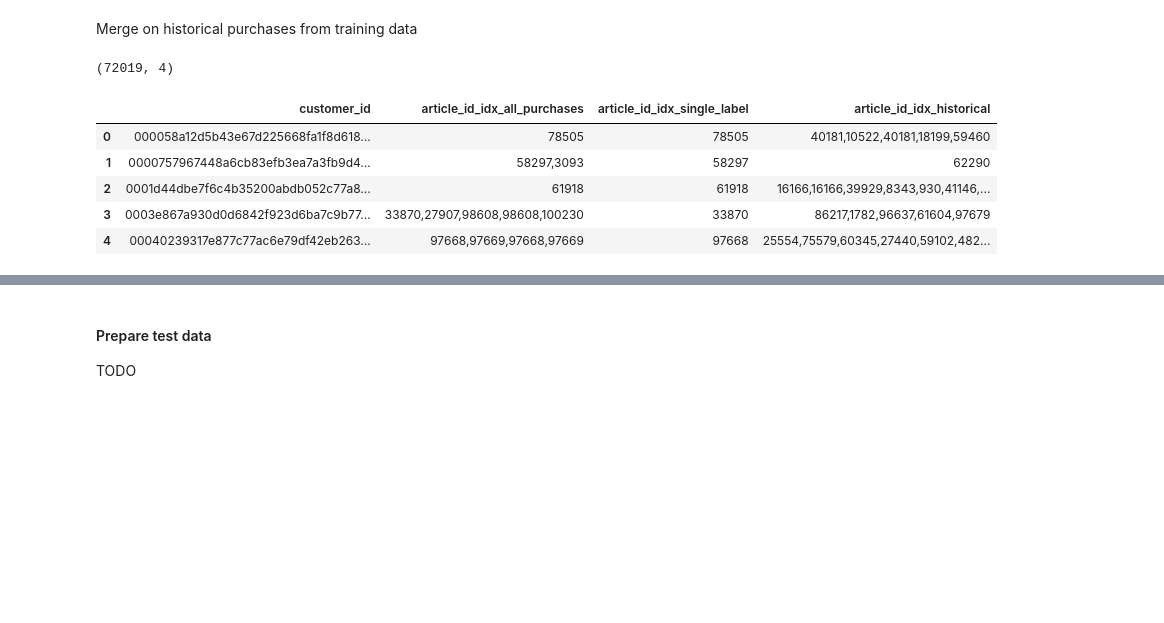
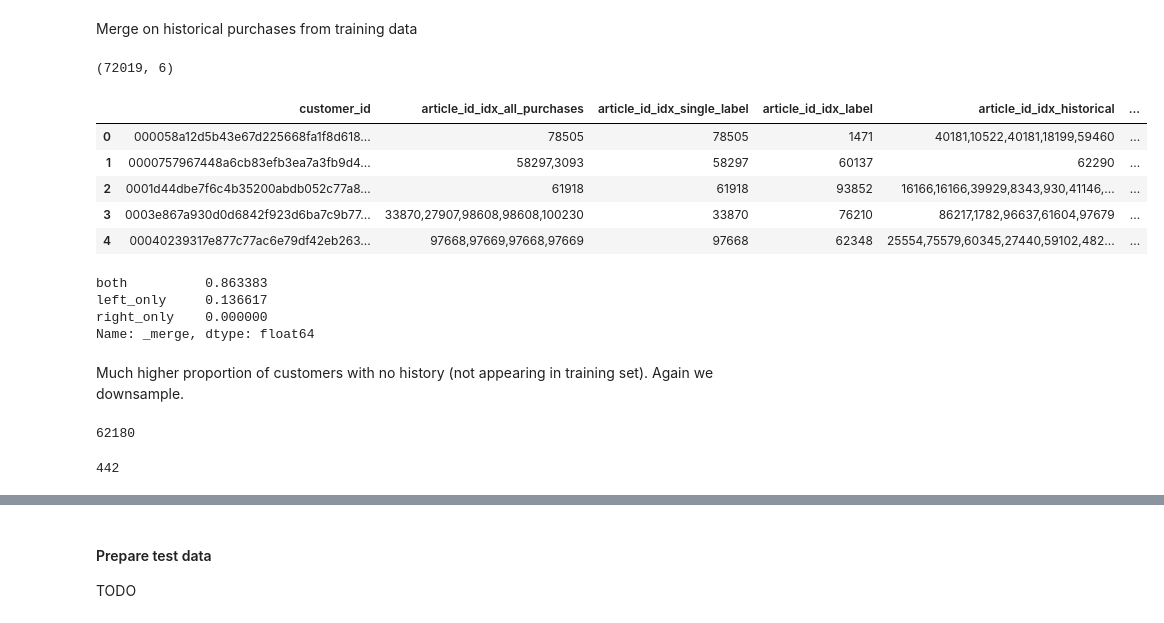
Before and after one commit to stevieg3/fashion-recommendations, a Jupyter notebook: notebooks/02-Data split.ipynb, the cells around one changed output, grey strips where cells are left out. Cells and saved outputs as stored; diff of their text form; code cells hidden in the pictures; blank space fills up the shorter version.

```diff
--- a/notebooks/02-Data split.ipynb
+++ b/notebooks/02-Data split.ipynb
@@ -247,5 +247,5 @@ Name: _merge, dtype: float64
 # %%
-TARGET_PROP_NO_HISTORY = 0.025
+TARGET_PROP_NO_HISTORY = 0.0070693450341841714
 # %%
 number_customers_both = train_combined[train_combined['_merge'] == 'both'].shape[0]
 number_customers_both
@@ -307,3 +309,5 @@ train_combined_new.head()
+# %%
+train_combined_new = train_combined_new.sample(frac=1, random_state=3)
 # %% [markdown]
 Save
 # %%
@@ -369,14 +373,34 @@ dev_labels.head()
 # %% [markdown]
 Merge on historical purchases from training data
 # %%
-dev_labels = dev_labels.merge(train_historical_purchases, on='customer_id', how='left').rename(columns={'article_id_idx': 'article_id_idx_historical'})
+dev_labels = dev_labels.merge(train_combined_new, on='customer_id', how='left', indicator=True).rename(columns={'article_id_idx': 'article_id_idx_historical'})
 print(dev_labels.shape)
 dev_labels.head()
 # %% [output]
-(72019, 4)
+(72019, 6)
-|  | customer_id | article_id_idx_all_purchases | article_id_idx_single_label | article_id_idx_historical |
-| 0 | 000058a12d5b43e67d225668fa1f8d618... | 78505 | 78505 | 40181,10522,40181,18199,59460 |
-| 1 | 0000757967448a6cb83efb3ea7a3fb9d4... | 58297,3093 | 58297 | 62290 |
-| 2 | 0001d44dbe7f6c4b35200abdb052c77a8... | 61918 | 61918 | 16166,16166,39929,8343,930,41146,... |
-| 3 | 0003e867a930d0d6842f923d6ba7c9b77... | 33870,27907,98608,98608,100230 | 33870 | 86217,1782,96637,61604,97679 |
-| 4 | 00040239317e877c77ac6e79df42eb263... | 97668,97669,97668,97669 | 97668 | 25554,75579,60345,27440,59102,482... |
+|  | customer_id | article_id_idx_all_purchases | article_id_idx_single_label | article_id_idx_label | article_id_idx_historical | ... |
+| 0 | 000058a12d5b43e67d225668fa1f8d618... | 78505 | 78505 | 1471 | 40181,10522,40181,18199,59460 | ... |
+| 1 | 0000757967448a6cb83efb3ea7a3fb9d4... | 58297,3093 | 58297 | 60137 | 62290 | ... |
+| 2 | 0001d44dbe7f6c4b35200abdb052c77a8... | 61918 | 61918 | 93852 | 16166,16166,39929,8343,930,41146,... | ... |
+| 3 | 0003e867a930d0d6842f923d6ba7c9b77... | 33870,27907,98608,98608,100230 | 33870 | 76210 | 86217,1782,96637,61604,97679 | ... |
+| 4 | 00040239317e877c77ac6e79df42eb263... | 97668,97669,97668,97669 | 97668 | 62348 | 25554,75579,60345,27440,59102,482... | ... |
+# %%
+dev_labels['_merge'].value_counts() / dev_labels.shape[0]
+# %% [output]
+both          0.863383
+left_only     0.136617
+right_only    0.000000
+Name: _merge, dtype: float64
+# %% [markdown]
+Much higher proportion of customers with no history (not appearing in training set). Again we downsample.
+# %%
+number_customers_both = dev_labels[dev_labels['_merge'] == 'both'].shape[0]
+number_customers_both
+# %% [output]
+62180
+# %%
+number_to_sample = ((number_customers_both / (1-TARGET_PROP_NO_HISTORY)) - number_customers_both)
+number_to_sample = int(number_to_sample)
+number_to_sample
+# %% [output]
+442
```
Also changed, not shown: parts of 13 cells of this notebook.
